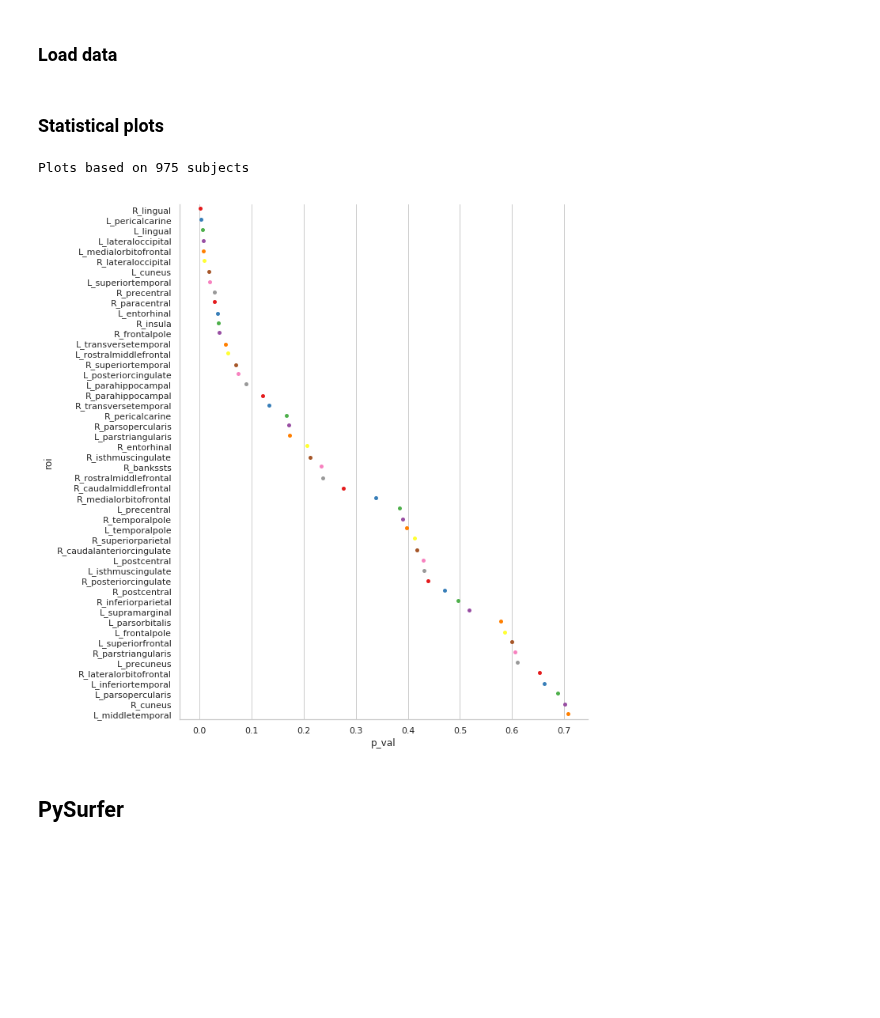
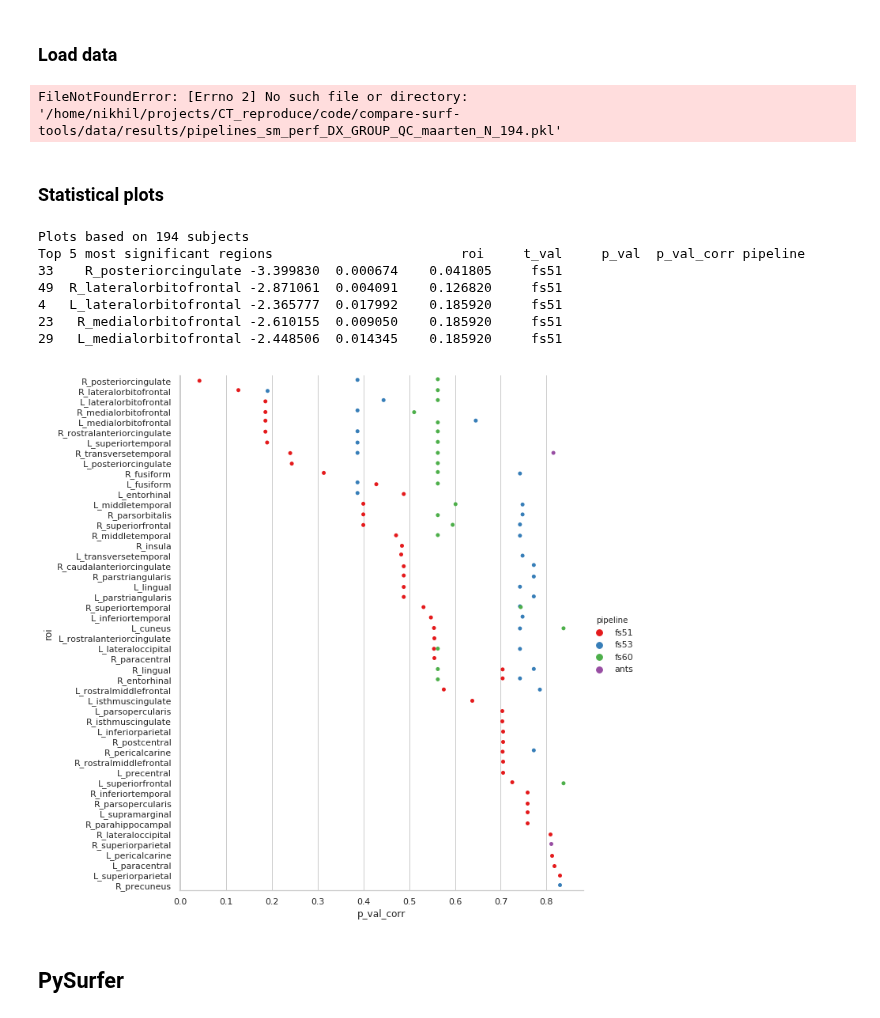
Before and after one commit to neurodatascience/compare-surf-tools, a Jupyter notebook: notebooks/generate_plots.ipynb, the cells around one changed output. Drawn from its saved outputs; the diff is of its cells as text; code cells hidden in the pictures; blank space fills up the shorter version.

```diff
--- a/notebooks/generate_plots.ipynb
+++ b/notebooks/generate_plots.ipynb
@@ -39,7 +39,7 @@ data_dir = proj_dir + 'data/'
 results_dir = data_dir + 'results/'
 brainmaps_dir = results_dir + 'brainmaps/'
 demograph_file = 'ABIDE_Phenotype.csv'
-sm_perf_file = 'atlas_sm_perf_DX_GROUP_QC_maarten_N_975.pkl'#'pipelines_sm_perf_DX_GROUP_QC_maarten_N_748.pkl'#'pipelines_sm_perf_DX_GROUP.pkl'#'atlas_sm_perf_DX_GROUP.pkl'
+sm_perf_file = 'pipelines_sm_perf_DX_GROUP_QC_maarten_N_194.pkl'
 # %% [markdown]
 ### Global Vars
 # %%
@@ -55,7 +55,7 @@ demograph = demograph.rename(columns={'Subject_ID':subject_ID_col})
 
 # # Results
 # atlas or pipelines
-results_type = 'atlas' # atlas
+results_type = 'pipeline' # atlas
 
 if results_type == 'pipeline':
     stat_perf = pd.read_pickle(results_dir + sm_perf_file)
@@ -63,34 +63,45 @@ if results_type == 'pipeline':
 else:
     with open(results_dir + sm_perf_file, 'rb') as handle:
         stat_perf = pickle.load(handle)
+# %% [output]
+FileNotFoundError: [Errno 2] No such file or directory: '/home/nikhil/projects/CT_reproduce/code/compare-surf-tools/data/results/pipelines_sm_perf_DX_GROUP_QC_maarten_N_194.pkl'
 # %% [markdown]
 ### Statistical plots
 # %%
 # Plots
 aparc = 'aparc'
-top_rois = 50
+stat_measure = 'p_val_corr'
+top_rois = 100
 subx = sm_perf_file.rsplit('_',1)[1].split('.',1)[0]
 print('Plots based on {} subjects'.format(subx))
 
 if results_type == 'pipeline':
-    plot_df = stat_perf.sort_values(by=['p_val']).head(top_rois)
+    plot_df = stat_perf.sort_values(by=[stat_measure]).head(top_rois)
     sns.set(font_scale=1)
     with sns.axes_style("whitegrid"):
-        g = sns.catplot(x='p_val',y='roi',kind='strip',hue='pipeline',
+        g = sns.catplot(x=stat_measure,y='roi',kind='strip',hue='pipeline',
                         data=plot_df,palette='Set1',height=10)
         #g.set(xscale="log");
 
 else:
     plot_df = stat_perf[aparc].sort_values(by=['p_val']).head(top_rois)
 
     sns.set(font_scale=1)
     with sns.axes_style("whitegrid"):
-        g = sns.catplot(x='p_val',y='roi',kind='strip',
+        g = sns.catplot(x=stat_measure,y='roi',kind='strip',
                         data=plot_df,palette='Set1',height=10)
         #g.set(xscale="log");
+
+print('Top 5 most significant regions {}'.format(plot_df.head(5)))
 # %% [output]
-Plots based on 975 subjects
+Plots based on 194 subjects
+Top 5 most significant regions                        roi     t_val     p_val  p_val_corr pipeline
+33    R_posteriorcingulate -3.399830  0.000674    0.041805     fs51
+49  R_lateralorbitofrontal -2.871061  0.004091    0.126820     fs51
+4   L_lateralorbitofrontal -2.365777  0.017992    0.185920     fs51
+23   R_medialorbitofrontal -2.610155  0.009050    0.185920     fs51
+29   L_medialorbitofrontal -2.448506  0.014345    0.185920     fs51
-[figure, old version]
+[figure, new version]
 # %% [markdown]
 ## PySurfer
 # %%
```
Also changed, not shown: parts of 1 cell of this notebook, 2 other files.
